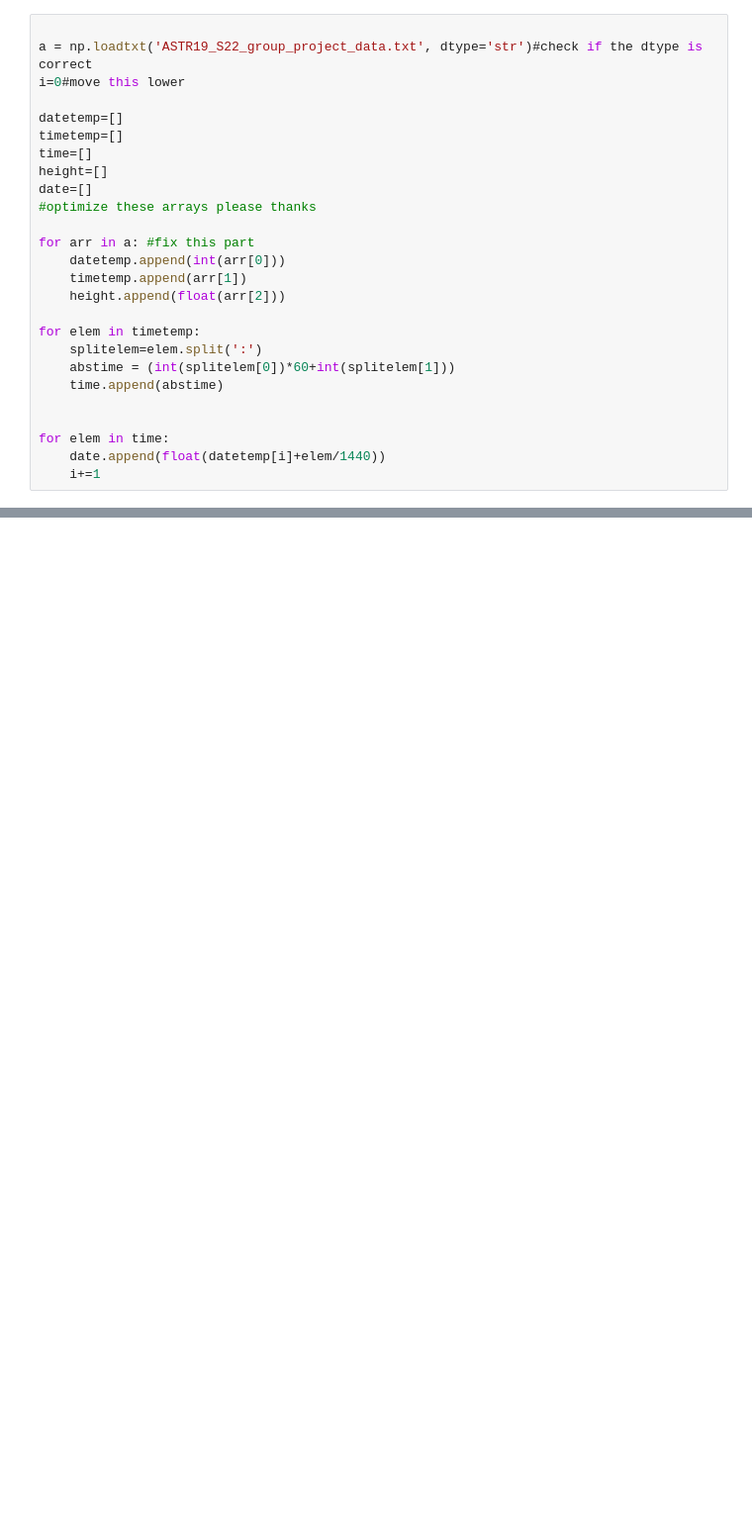
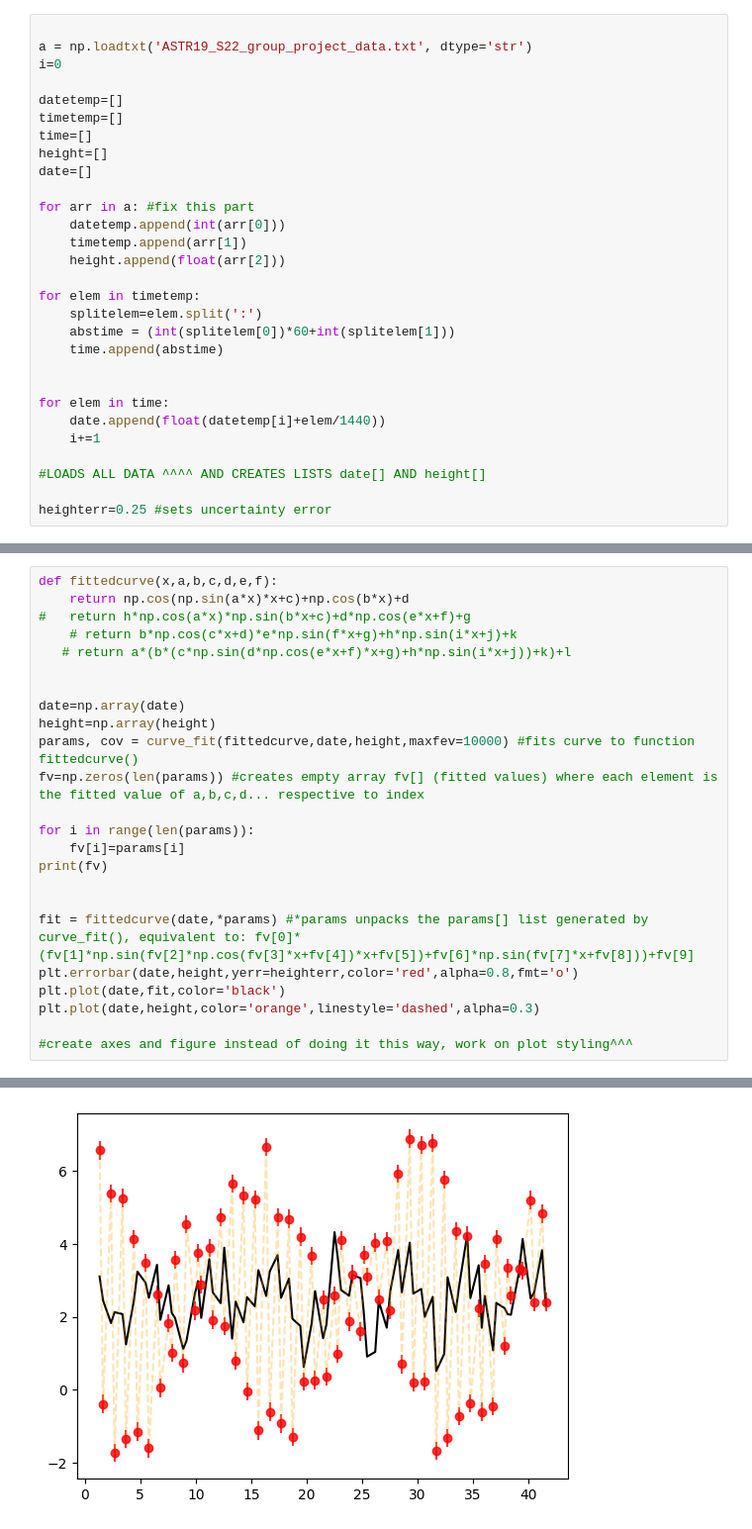
Before and after one commit to CyrusCorrell/astr19final, a Jupyter notebook: GroupProject.ipynb, the cells around one changed output, grey strips where cells are left out. Shown at 99% size. Saved outputs shown, nothing was run; the diff lists cells and outputs as text; blank space fills up the shorter version.

Commit message:
Add files via upload
Added fitted curve functions

```diff
--- a/GroupProject.ipynb
+++ b/GroupProject.ipynb
@@ -4,14 +7,13 @@ import matplotlib.pyplot as plt
 # %%
 
-a = np.loadtxt('ASTR19_S22_group_project_data.txt', dtype='str')#check if the dtype is correct
-i=0#move this lower
+a = np.loadtxt('ASTR19_S22_group_project_data.txt', dtype='str')
+i=0
 
 datetemp=[]
 timetemp=[]
 time=[]
 height=[]
 date=[]
-#optimize these arrays please thanks
 
 for arr in a: #fix this part
 	datetemp.append(int(arr[0]))
@@ -27,3 +29,7 @@ for elem in timetemp:
 for elem in time:
 	date.append(float(datetemp[i]+elem/1440))
 	i+=1
+
+#LOADS ALL DATA ^^^^ AND CREATES LISTS date[] AND height[]
+
+heighterr=0.25 #sets uncertainty error
@@ -38,0 +36,25 @@ plt.ylabel('height')
+# %%
+def fittedcurve(x,a,b,c,d,e,f):
+    return np.cos(np.sin(a*x)*x+c)+np.cos(b*x)+d
+#   return h*np.cos(a*x)*np.sin(b*x+c)+d*np.cos(e*x+f)+g
+    # return b*np.cos(c*x+d)*e*np.sin(f*x+g)+h*np.sin(i*x+j)+k
+   # return a*(b*(c*np.sin(d*np.cos(e*x+f)*x+g)+h*np.sin(i*x+j))+k)+l
+
+
+date=np.array(date)
+height=np.array(height)
+params, cov = curve_fit(fittedcurve,date,height,maxfev=10000) #fits curve to function fittedcurve()
+fv=np.zeros(len(params)) #creates empty array fv[] (fitted values) where each element is the fitted value of a,b,c,d... respective to index
+
+for i in range(len(params)):
+    fv[i]=params[i]
+print(fv)
+
+
+fit = fittedcurve(date,*params) #*params unpacks the params[] list generated by curve_fit(), equivalent to: fv[0]*(fv[1]*np.sin(fv[2]*np.cos(fv[3]*x+fv[4])*x+fv[5])+fv[6]*np.sin(fv[7]*x+fv[8]))+fv[9]
+plt.errorbar(date,height,yerr=heighterr,color='red',alpha=0.8,fmt='o')
+plt.plot(date,fit,color='black')
+plt.plot(date,height,color='orange',linestyle='dashed',alpha=0.3)
+
+#create axes and figure instead of doing it this way, work on plot styling^^^
+# %% [output]
@@ -38,0 +63 @@ plt.ylabel('height')
+[figure, added]
```
Also changed, not shown: parts of 3 cells of this notebook.
